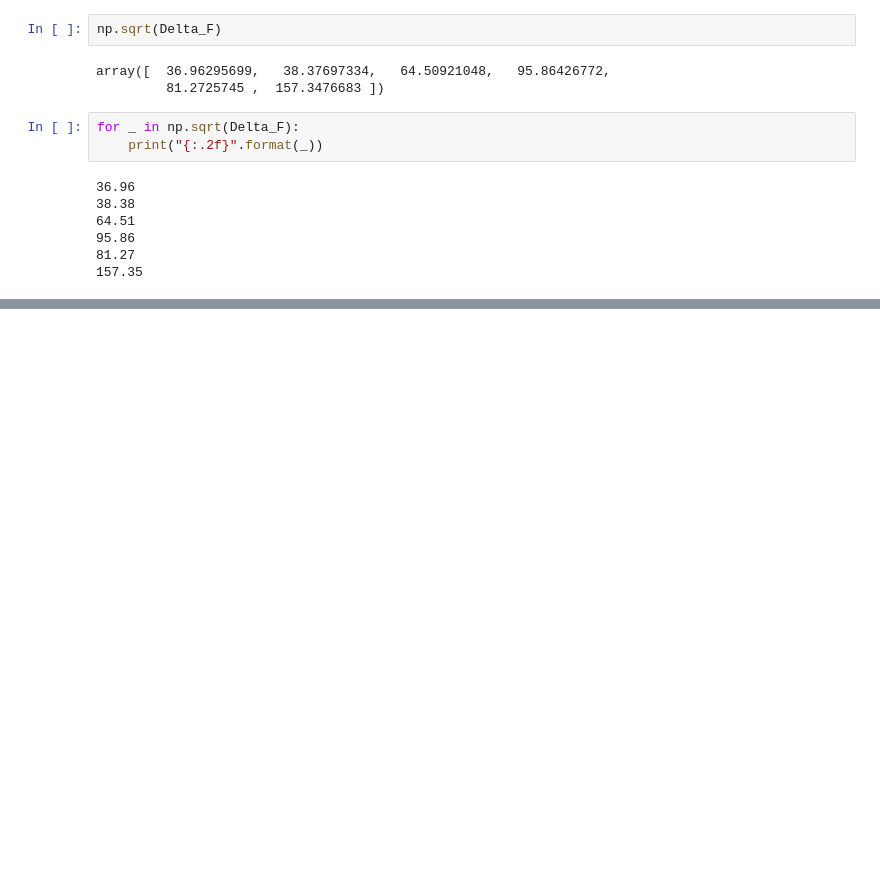
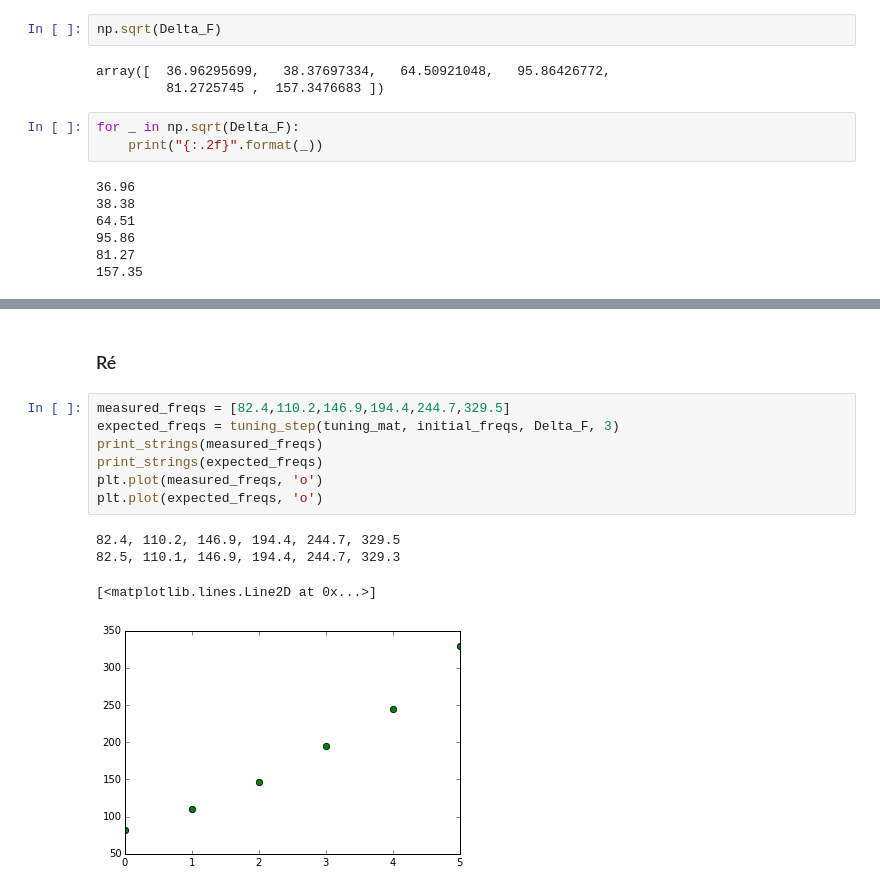
Before and after one commit to flothesof/LiveFFTPitchTracker, a Jupyter notebook: 20150723_inversion.ipynb, the cells around one changed output, grey strips where cells are left out. Cells and saved outputs as stored; diff of their text form; blank space fills up the shorter version.

```diff
--- a/20150723_inversion.ipynb
+++ b/20150723_inversion.ipynb
@@ -643,0 +901,14 @@ for _ in np.sqrt(Delta_F):
+# %% [markdown]
+### Ré
+# %%
+measured_freqs = [82.4,110.2,146.9,194.4,244.7,329.5]
+expected_freqs = tuning_step(tuning_mat, initial_freqs, Delta_F, 3)
+print_strings(measured_freqs)
+print_strings(expected_freqs)
+plt.plot(measured_freqs, 'o')
+plt.plot(expected_freqs, 'o')
+# %% [output]
+82.4, 110.2, 146.9, 194.4, 244.7, 329.5
+82.5, 110.1, 146.9, 194.4, 244.7, 329.3
+[<matplotlib.lines.Line2D at 0x...>]
+[figure, added]
```
Also changed, not shown: parts of 142 cells of this notebook.
